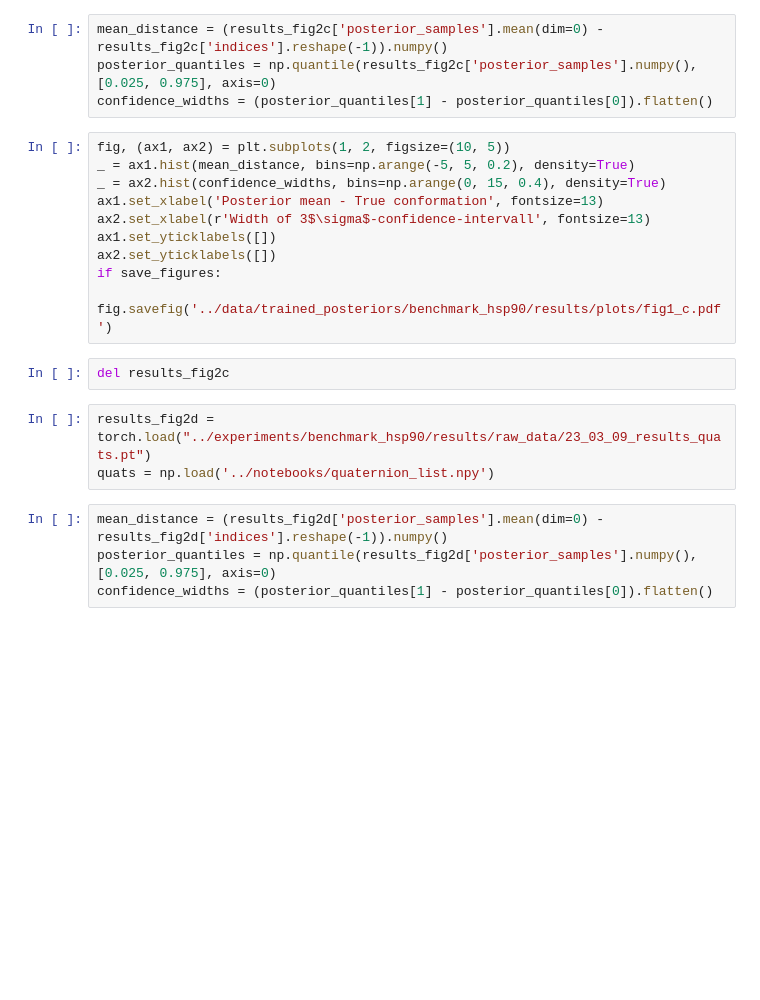
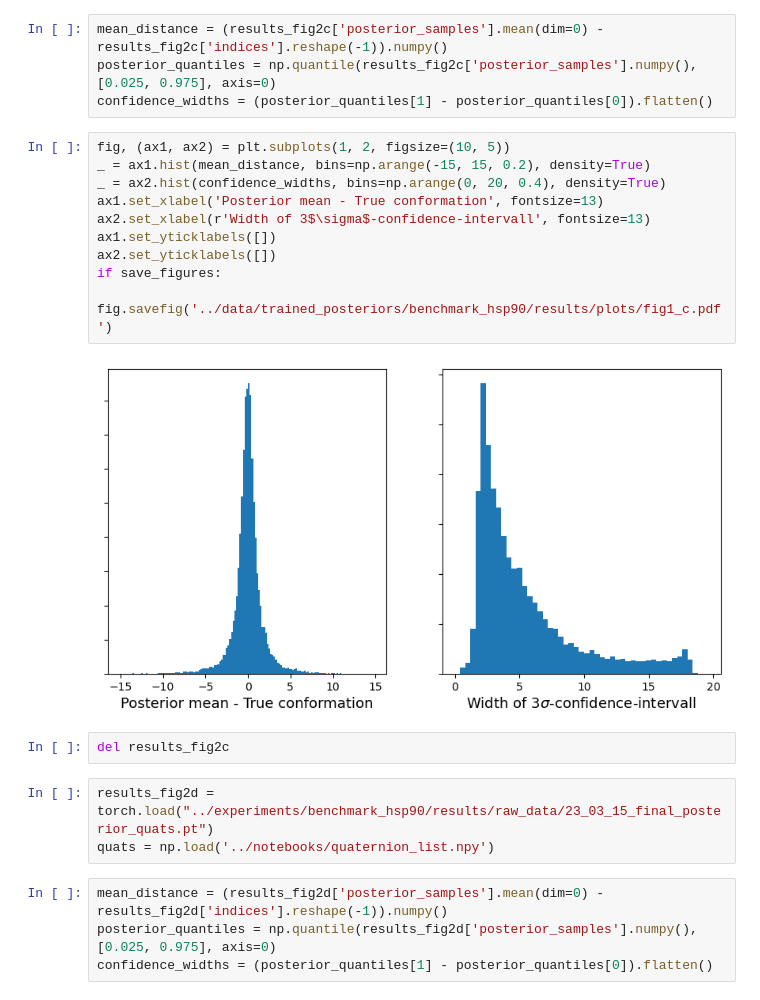
Before and after one commit to flatironinstitute/cryoSBI, a Jupyter notebook: notebooks/plots_hsp90.ipynb, the cells around one changed output. Cells and saved outputs as stored; diff of their text form; blank space fills up the shorter version.

```diff
--- a/notebooks/plots_hsp90.ipynb
+++ b/notebooks/plots_hsp90.ipynb
@@ -66,18 +68,20 @@ posterior_quantiles = np.quantile(results_fig2c['posterior_samples'].numpy(), [0
 confidence_widths = (posterior_quantiles[1] - posterior_quantiles[0]).flatten()
 # %%
 fig, (ax1, ax2) = plt.subplots(1, 2, figsize=(10, 5))
-_ = ax1.hist(mean_distance, bins=np.arange(-5, 5, 0.2), density=True)
-_ = ax2.hist(confidence_widths, bins=np.arange(0, 15, 0.4), density=True)
+_ = ax1.hist(mean_distance, bins=np.arange(-15, 15, 0.2), density=True)
+_ = ax2.hist(confidence_widths, bins=np.arange(0, 20, 0.4), density=True)
 ax1.set_xlabel('Posterior mean - True conformation', fontsize=13)
 ax2.set_xlabel(r'Width of 3$\sigma$-confidence-intervall', fontsize=13)
 ax1.set_yticklabels([])
 ax2.set_yticklabels([])
 if save_figures:
     fig.savefig('../data/trained_posteriors/benchmark_hsp90/results/plots/fig1_c.pdf')
+# %% [output]
+[figure, added]
 # %%
 del results_fig2c
 # %%
-results_fig2d = torch.load("../experiments/benchmark_hsp90/results/raw_data/23_03_09_results_quats.pt")
+results_fig2d = torch.load("../experiments/benchmark_hsp90/results/raw_data/23_03_15_final_posterior_quats.pt")
 quats = np.load('../notebooks/quaternion_list.npy')
 # %%
 mean_distance = (results_fig2d['posterior_samples'].mean(dim=0) - results_fig2d['indices'].reshape(-1)).numpy()
```
Also changed, not shown: parts of 6 cells of this notebook, 31 other files.
